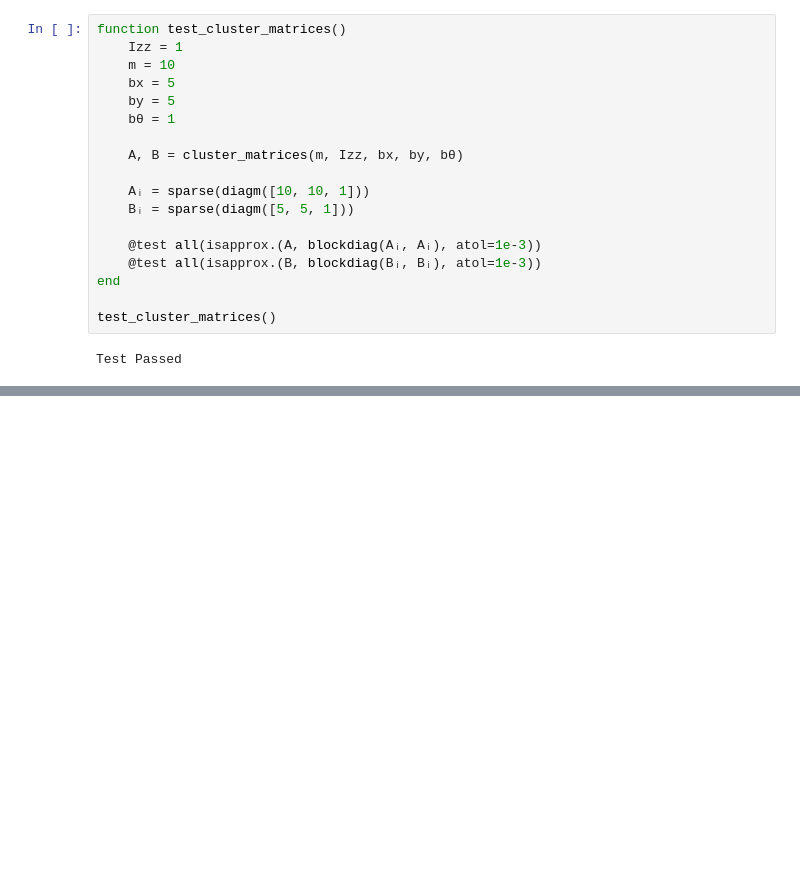
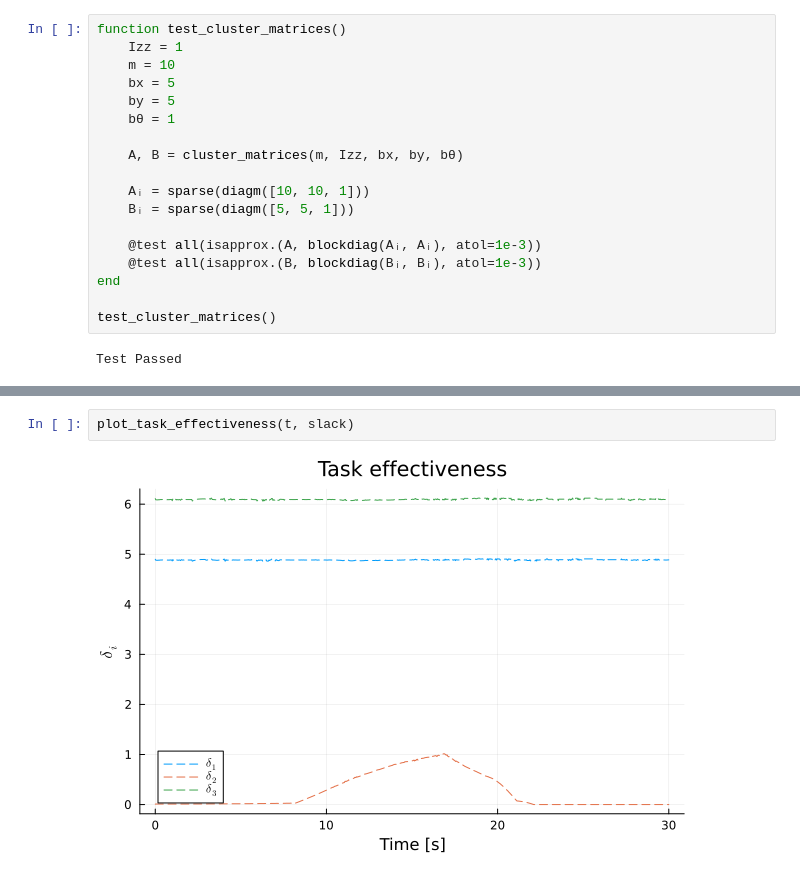
Before and after one commit to alvgaona/task-allocation, a Jupyter notebook: Multi-Robot Task Allocation.ipynb, the cells around one changed output, grey strips where cells are left out. Drawn from its saved outputs; the diff is of its cells as text; blank space fills up the shorter version.

```diff
--- a/Multi-Robot Task Allocation.ipynb
+++ b/Multi-Robot Task Allocation.ipynb
@@ -360,0 +500,4 @@ Test Passed
+# %%
+plot_task_effectiveness(t, slack)
+# %% [output]
+[figure, added]
```
Also changed, not shown: parts of 16 cells of this notebook, 17 other files.
